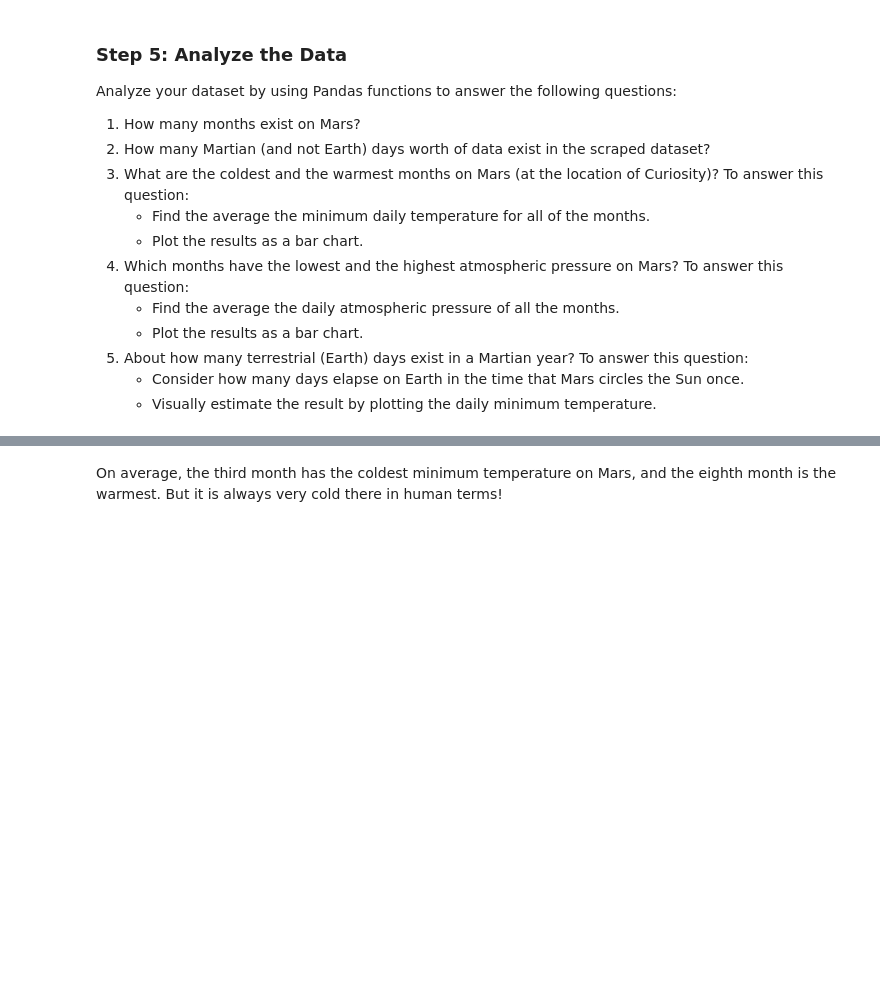
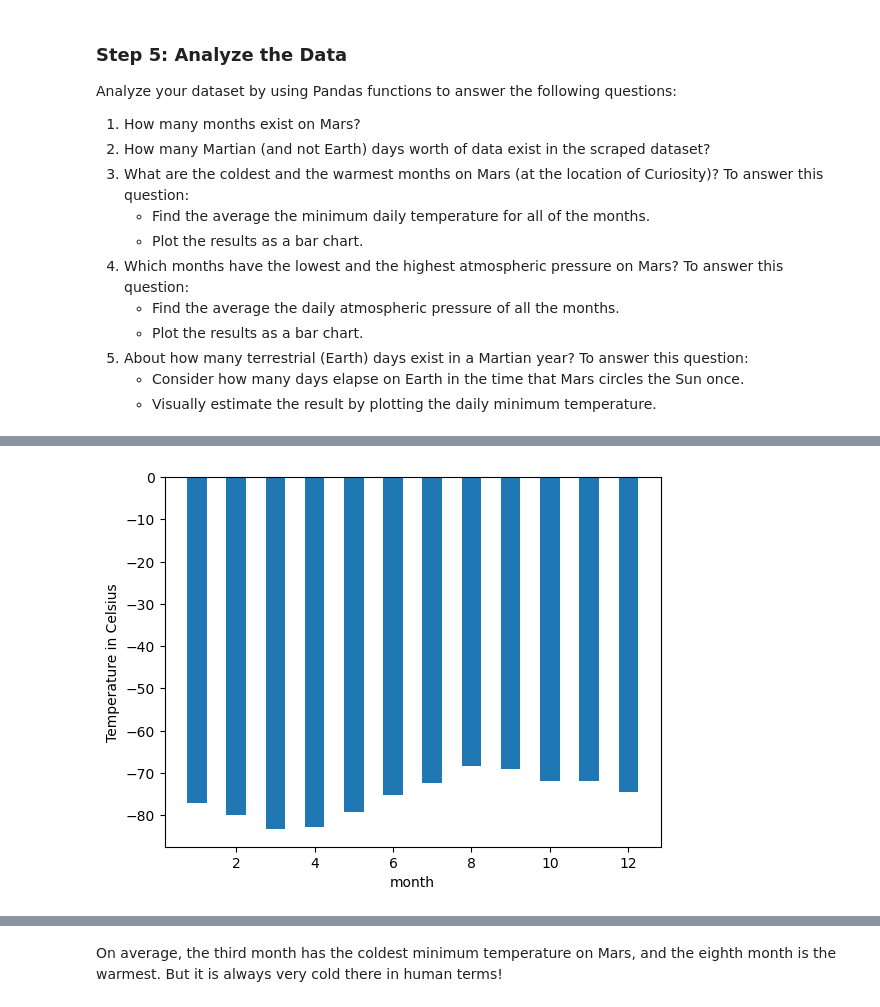
Before and after one commit to angutierrez2/html-challenge, a Jupyter notebook: part_2_mars_weather.ipynb, the cells around one changed output, grey strips where cells are left out. Drawn from its saved outputs; the diff is of its cells as text; code cells hidden in the pictures; blank space fills up the shorter version.

```diff
--- a/part_2_mars_weather.ipynb
+++ b/part_2_mars_weather.ipynb
@@ -193,0 +122,20 @@ Name: pressure, dtype: float64
+# %%
+# 3. What is the average low temperature by month?
+average_min_temp_1 = round((-13426)/174, 6)
+average_min_temp_2 = round((-14228)/178, 6)
+average_min_temp_3 = round((-15995)/192, 6)
+average_min_temp_4 = round((-16053)/194, 6)
+average_min_temp_5 = round((-11817)/149, 6)
+average_min_temp_6 = round((-11069)/147, 6)
+average_min_temp_7 = round((-10264)/142, 6)
+average_min_temp_8 = round((-9642)/141, 6)
+average_min_temp_9 = round((-9269)/134, 6)
+average_min_temp_10 = round((-8062)/112, 6)
+average_min_temp_11 = round((-9934)/138, 6)
+average_min_temp_12 = round((-12359)/166, 6)
+
+min_temps = pd.DataFrame({"month": [average_min_temp_1, average_min_temp_2, average_min_temp_3, average_min_temp_4,
+                                    average_min_temp_5, average_min_temp_6, average_min_temp_7, average_min_temp_8,
+                                    average_min_temp_9, average_min_temp_10, average_min_temp_11, average_min_temp_12]},
+                         index = [1,2,3,4,5,6,7,8,9,10,11,12])
+print(min_temps)
@@ -193,0 +156,11 @@ Name: pressure, dtype: float64
+# %%
+# Plot the average temperature by month
+plt.bar([1,2,3,4,5,6,7,8,9,10,11,12], [average_min_temp_1, average_min_temp_2, average_min_temp_3, average_min_temp_4,
+                                       average_min_temp_5, average_min_temp_6, average_min_temp_7, average_min_temp_8,
+                                       average_min_temp_9, average_min_temp_10, average_min_temp_11, average_min_temp_12],
+                                       width = 0.5)
+plt.xlabel("month")
+plt.ylabel("Temperature in Celsius")
+plt.show()
+# %% [output]
+[figure, added]
```
Also changed, not shown: parts of 20 cells of this notebook, 1 other file.
